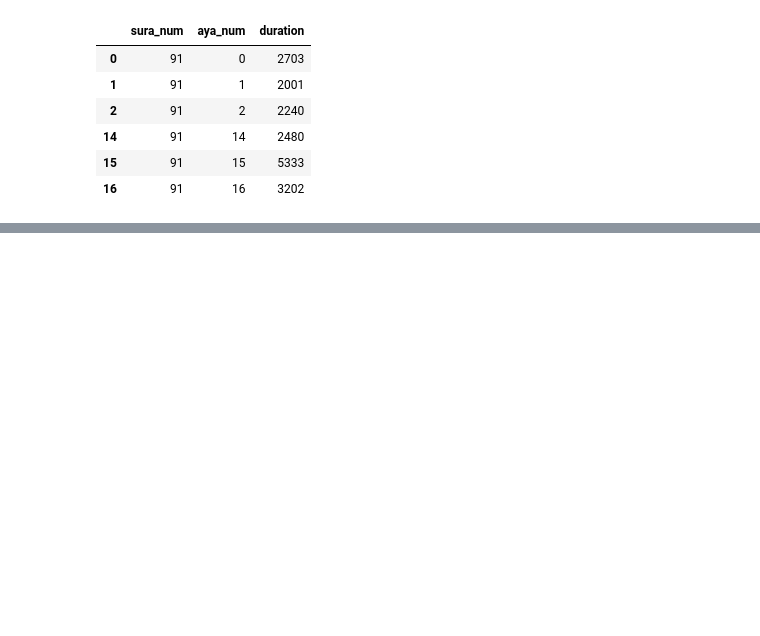
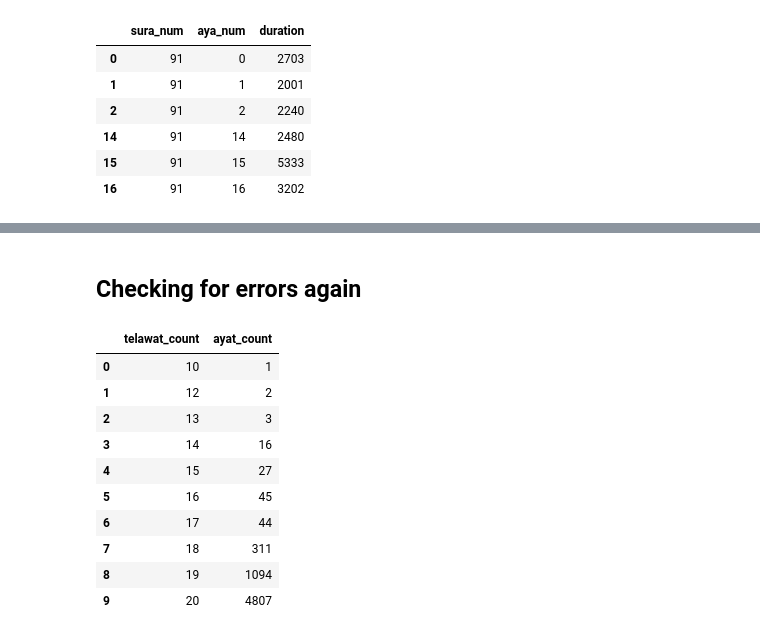
Before and after one commit to drnesr/QuranDataset, a Jupyter notebook: Code/DB_Qur_001.ipynb, the cells around one changed output, grey strips where cells are left out. Cells and saved outputs as stored; diff of their text form; code cells hidden in the pictures; blank space fills up the shorter version.

```diff
--- a/Code/DB_Qur_001.ipynb
+++ b/Code/DB_Qur_001.ipynb
@@ -2042,0 +2062,2 @@ while problems_exist:
+# %% [markdown]
+## Checking for errors again
@@ -2042,0 +2084,23 @@ while problems_exist:
+# %%
+final_stats = rel_ds.groupby(
+    ['sura_num',
+     'aya_num'])['telawa'].count().reset_index().sort_values('telawa')
+final_stats
+
+final_stats.groupby('telawa').count()['aya_num'].reset_index().rename(
+    columns={
+        'telawa': 'telawat_count',
+        'aya_num': 'ayat_count'
+    })
+# %% [output]
+|  | telawat_count | ayat_count |
+| 0 | 10 | 1 |
+| 1 | 12 | 2 |
+| 2 | 13 | 3 |
+| 3 | 14 | 16 |
+| 4 | 15 | 27 |
+| 5 | 16 | 45 |
+| 6 | 17 | 44 |
+| 7 | 18 | 311 |
+| 8 | 19 | 1094 |
+| 9 | 20 | 4807 |
```
Also changed, not shown: parts of 6 cells of this notebook, 2 other files.
